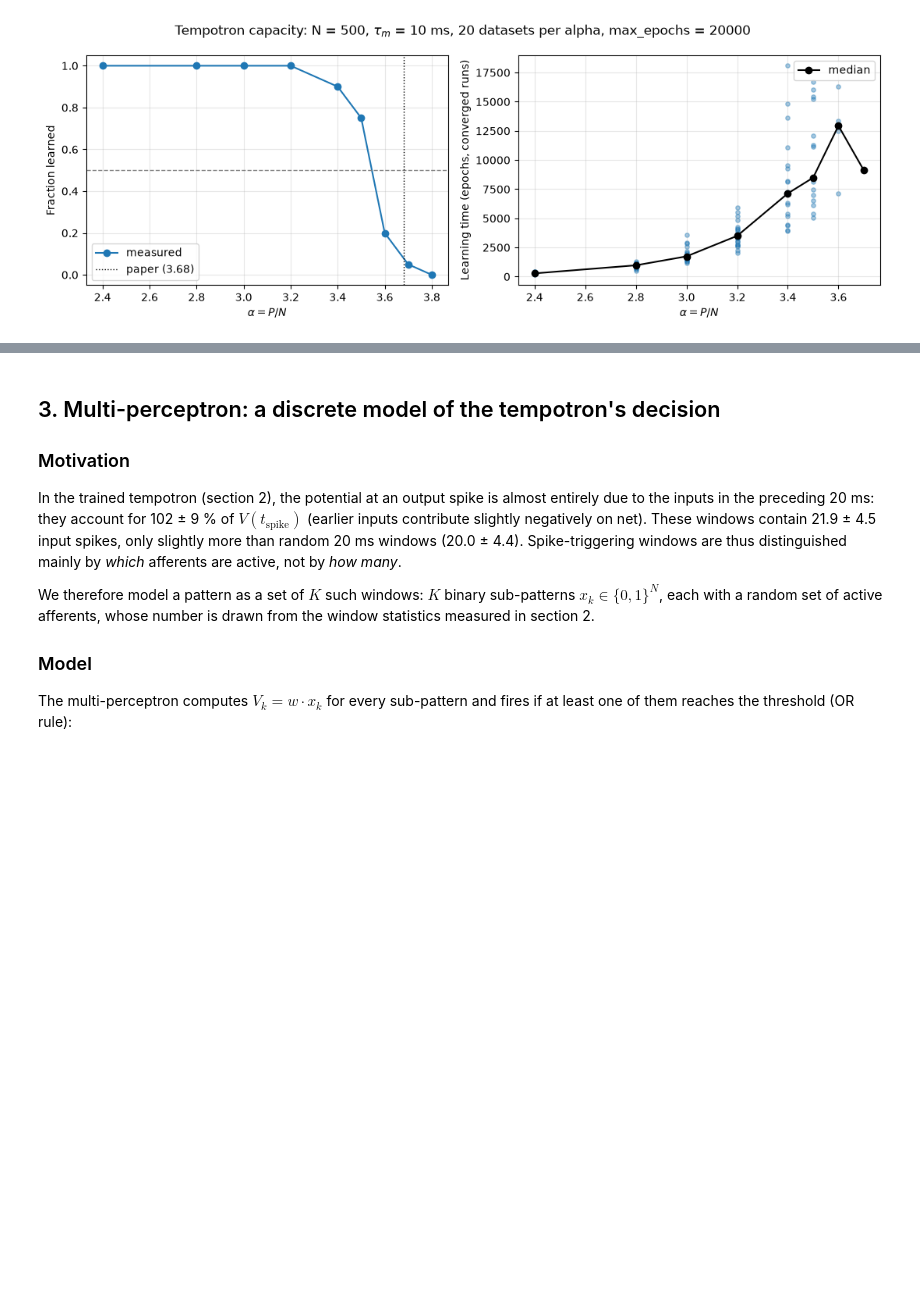
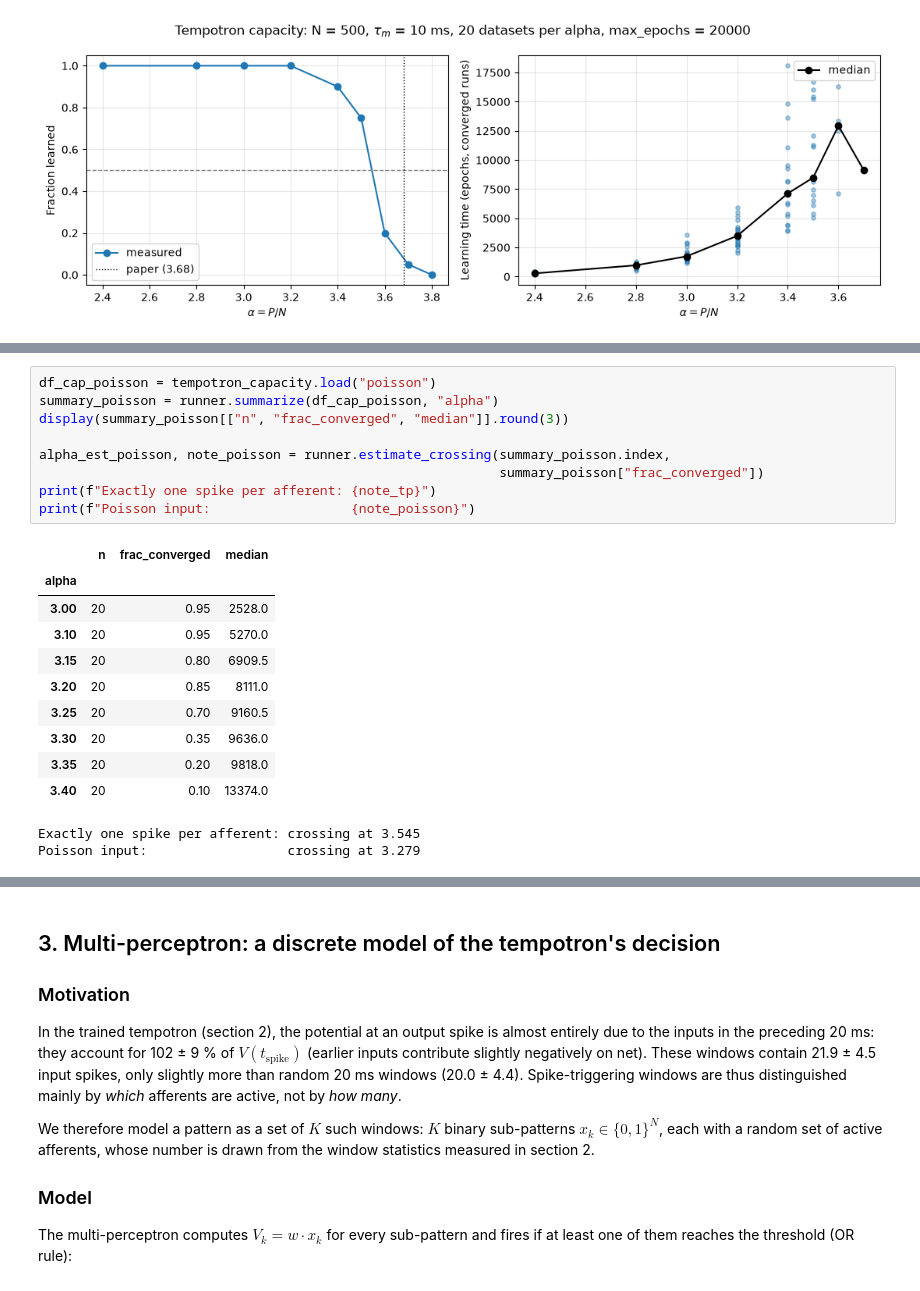
Before and after one commit to SchulteFabian/tempotron-capacity, a Jupyter notebook: Summary.ipynb, the cells around one changed output, grey strips where cells are left out. Drawn from its saved outputs; the diff is of its cells as text; blank space fills up the shorter version.

```diff
--- a/Summary.ipynb
+++ b/Summary.ipynb
@@ -536,0 +609,22 @@ plt.show()
+# %%
+df_cap_poisson = tempotron_capacity.load("poisson")
+summary_poisson = runner.summarize(df_cap_poisson, "alpha")
+display(summary_poisson[["n", "frac_converged", "median"]].round(3))
+
+alpha_est_poisson, note_poisson = runner.estimate_crossing(summary_poisson.index,
+                                                           summary_poisson["frac_converged"])
+print(f"Exactly one spike per afferent: {note_tp}")
+print(f"Poisson input:                  {note_poisson}")
+# %% [output]
+|  | n | frac_converged | median |
+| alpha |  |  |  |
+| 3.00 | 20 | 0.95 | 2528.0 |
+| 3.10 | 20 | 0.95 | 5270.0 |
+| 3.15 | 20 | 0.80 | 6909.5 |
+| 3.20 | 20 | 0.85 | 8111.0 |
+| 3.25 | 20 | 0.70 | 9160.5 |
+| 3.30 | 20 | 0.35 | 9636.0 |
+| 3.35 | 20 | 0.20 | 9818.0 |
+| 3.40 | 20 | 0.10 | 13374.0 |
+Exactly one spike per afferent: crossing at 3.545
+Poisson input:                  crossing at 3.279
```
Also changed, not shown: parts of 27 cells of this notebook, 6 other files.
